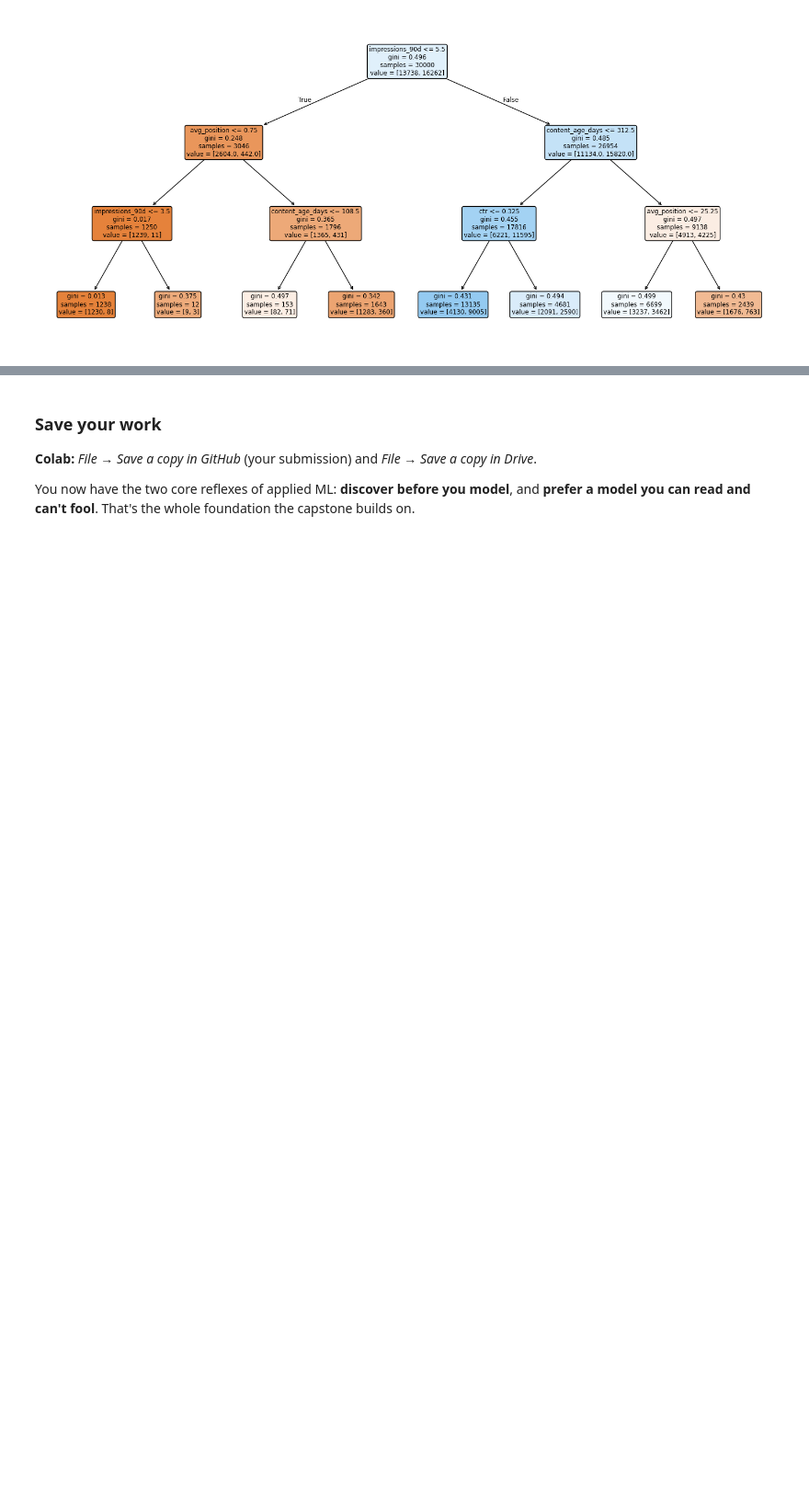
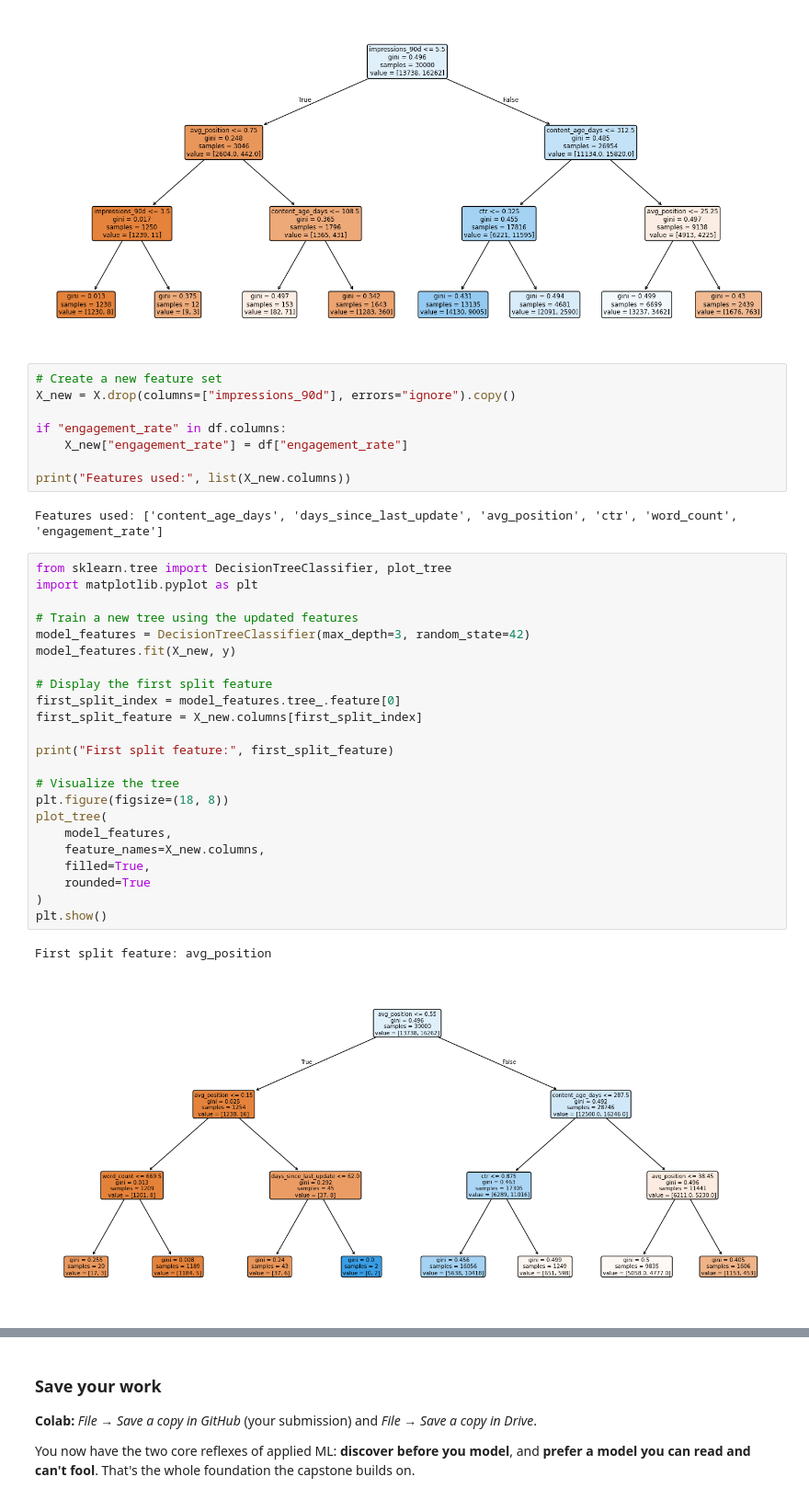
Before and after one commit to ayazahmedbscsf23-art/flyrank-ml-internship, a Jupyter notebook: notebooks/02_your_first_readable_model.ipynb, the cells around one changed output, grey strips where cells are left out. Shown at 92% size. Saved outputs shown, nothing was run; the diff lists cells and outputs as text; blank space fills up the shorter version.

```diff
--- a/notebooks/02_your_first_readable_model.ipynb
+++ b/notebooks/02_your_first_readable_model.ipynb
@@ -159,3 +159,39 @@ plot_tree(
 plt.show()
 # %% [output]
 [figure]
+# %%
+# Create a new feature set
+X_new = X.drop(columns=["impressions_90d"], errors="ignore").copy()
+
+if "engagement_rate" in df.columns:
+    X_new["engagement_rate"] = df["engagement_rate"]
+
+print("Features used:", list(X_new.columns))
+# %% [output]
+Features used: ['content_age_days', 'days_since_last_update', 'avg_position', 'ctr', 'word_count', 'engagement_rate']
+# %%
+from sklearn.tree import DecisionTreeClassifier, plot_tree
+import matplotlib.pyplot as plt
+
+# Train a new tree using the updated features
+model_features = DecisionTreeClassifier(max_depth=3, random_state=42)
+model_features.fit(X_new, y)
+
+# Display the first split feature
+first_split_index = model_features.tree_.feature[0]
+first_split_feature = X_new.columns[first_split_index]
+
+print("First split feature:", first_split_feature)
+
+# Visualize the tree
+plt.figure(figsize=(18, 8))
+plot_tree(
+    model_features,
+    feature_names=X_new.columns,
+    filled=True,
+    rounded=True
+)
+plt.show()
+# %% [output]
+First split feature: avg_position
+[figure, added]
```
Also changed, not shown: parts of 2 cells of this notebook.
